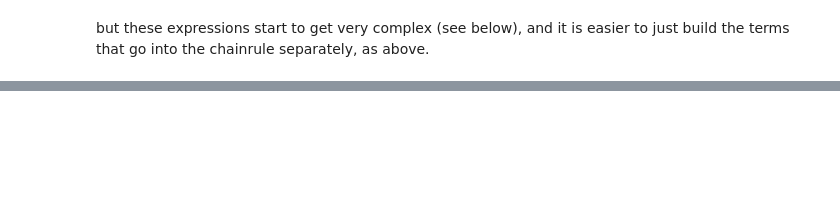
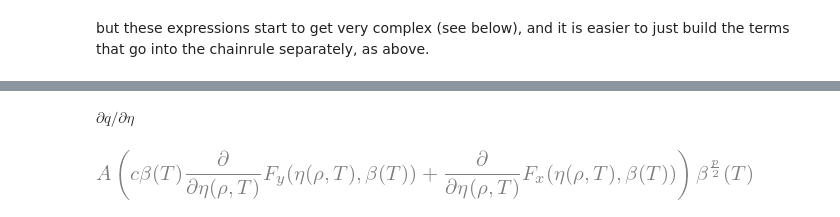
Before and after one commit to zingale/electron_positron_cxx, a Jupyter notebook: degenerate_derivatives.ipynb, the cells around one changed output, grey strips where cells are left out. Cells and saved outputs as stored; diff of their text form; code cells hidden in the pictures; blank space fills up the shorter version.

```diff
--- a/degenerate_derivatives.ipynb
+++ b/degenerate_derivatives.ipynb
@@ -471,0 +513,7 @@ simplify(dpe_dT)
+# %% [markdown]
+$\partial q / \partial \eta$
+# %%
+dqdeta = diff(q_full, eta)
+dqdeta
+# %% [output]
+[figure, added]
```
Also changed, not shown: parts of 30 cells of this notebook, 3 other files.
